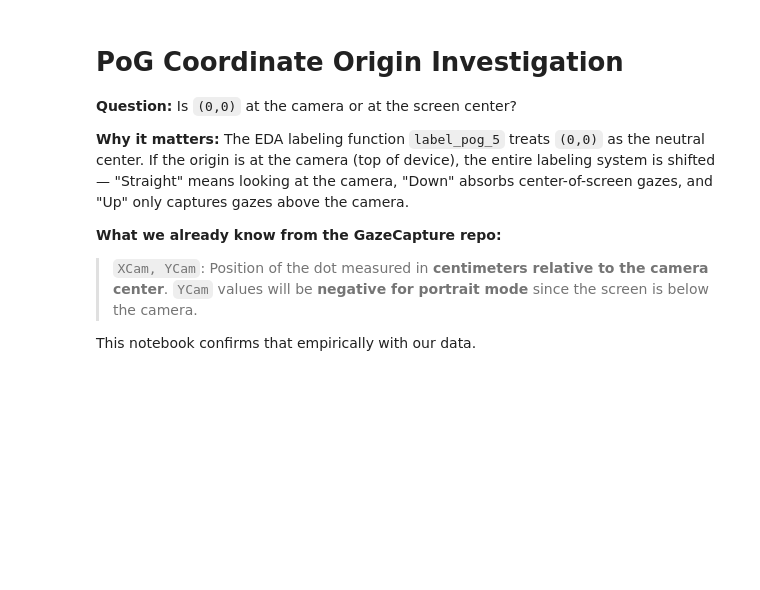
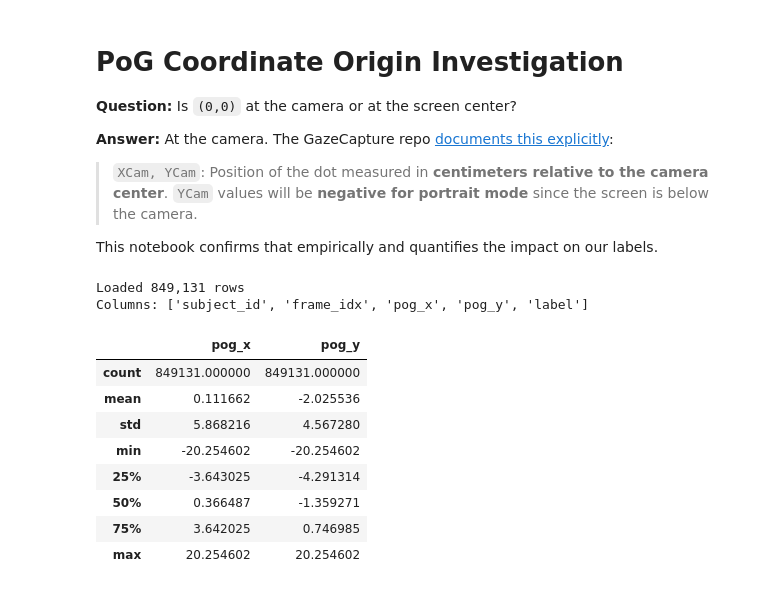
Before and after one commit to ketadesai20/eye2voice, a Jupyter notebook: data_MIT/pog_origin_investigation.ipynb, the cells around one changed output. Cells and saved outputs as stored; diff of their text form; code cells hidden in the pictures; blank space fills up the shorter version.

```diff
--- a/data_MIT/pog_origin_investigation.ipynb
+++ b/data_MIT/pog_origin_investigation.ipynb
@@ -3,10 +3,8 @@
 
 **Question:** Is `(0,0)` at the camera or at the screen center?
 
-**Why it matters:** The EDA labeling function `label_pog_5` treats `(0,0)` as the neutral center. If the origin is at the camera (top of device), the entire labeling system is shifted — "Straight" means looking at the camera, "Down" absorbs center-of-screen gazes, and "Up" only captures gazes above the camera.
-
-**What we already know from the GazeCapture repo:**
+**Answer:** At the camera. The GazeCapture repo [documents this explicitly](https://github.com/CSAILVision/GazeCapture):
 > `XCam, YCam`: Position of the dot measured in **centimeters relative to the camera center**. `YCam` values will be **negative for portrait mode** since the screen is below the camera.
 
-This notebook confirms that empirically with our data.
+This notebook confirms that empirically and quantifies the impact on our labels.
 # %%
@@ -19,17 +13,24 @@ import numpy as np
 import matplotlib.pyplot as plt
 from matplotlib.patches import Rectangle
 # %%
-# ============================================================
-# !!! UPDATE THIS PATH
-# !!! This is the 849K-row labels CSV saved by the EDA notebook to Drive.
-# !!! Copy it into data_MIT/ or point this path to wherever it lives.
-# !!! It should have columns: subject_id, frame_idx, pog_x, pog_y, label
-# ============================================================
-
-LABELS_PATH = './pog_labels.csv'
+# !!! UPDATE THESE PATHS
+LABELS_PATH = './gaze_labels.csv'
+DEVICE_CSV_PATH = './apple_device_data.csv'
 
 df = pd.read_csv(LABELS_PATH)
 print(f"Loaded {len(df):,} rows")
 print(f"Columns: {list(df.columns)}")
 df[['pog_x', 'pog_y']].describe()
+# %% [output]
+Loaded 849,131 rows
+Columns: ['subject_id', 'frame_idx', 'pog_x', 'pog_y', 'label']
+|  | pog_x | pog_y |
+| count | 849131.000000 | 849131.000000 |
+| mean | 0.111662 | -2.025536 |
+| std | 5.868216 | 4.567280 |
+| min | -20.254602 | -20.254602 |
+| 25% | -3.643025 | -4.291314 |
+| 50% | 0.366487 | -1.359271 |
+| 75% | 3.642025 | 0.746985 |
+| max | 20.254602 | 20.254602 |
 # %% [markdown]
```
Also changed, not shown: parts of 22 cells of this notebook, 4 other files.
